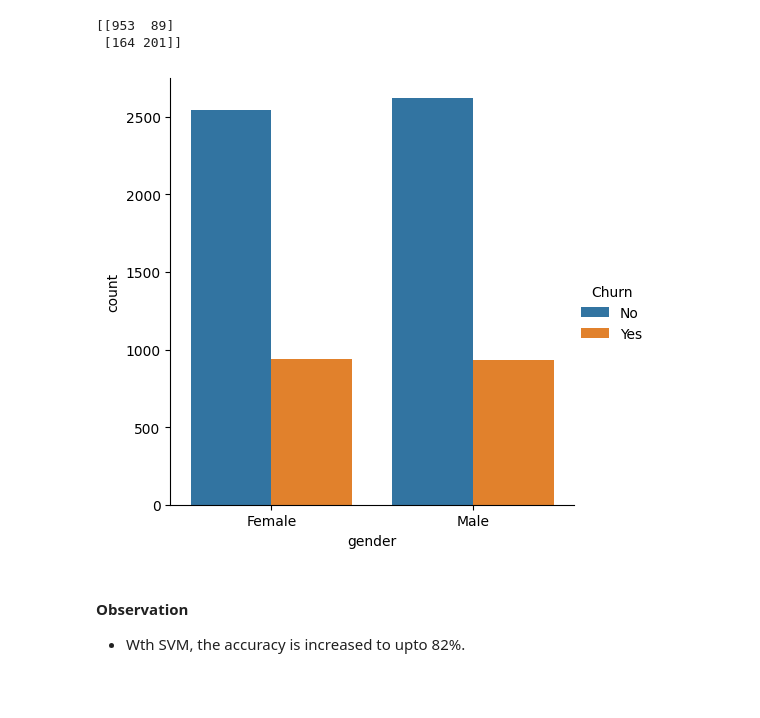
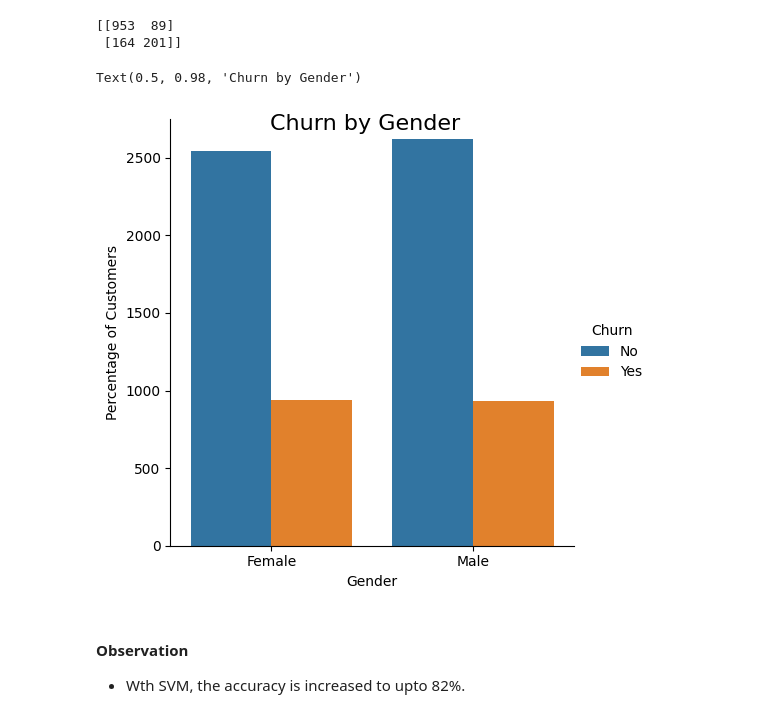
Before and after one commit to Kotadiyahenil/DS-Project-1, a Jupyter notebook: Telecom-Customer-Churn-Prediction-Supervised-Learning-End-To-End.ipynb, the cells around one changed output. Cells and saved outputs as stored; diff of their text form; code cells hidden in the pictures; blank space fills up the shorter version.

```diff
--- a/Telecom-Customer-Churn-Prediction-Supervised-Learning-End-To-End.ipynb
+++ b/Telecom-Customer-Churn-Prediction-Supervised-Learning-End-To-End.ipynb
@@ -799,10 +910,21 @@ print(confusion_matrix(y_test,preds))
 [[953  89]
  [164 201]]
 # %%
-ax1 = sns.catplot(x="gender", kind="count", hue="Churn", data=telecom_cust,
-                  estimator=lambda x: sum(x==0)*100.0/len(x))
+# Creating a categorical plot to visualize counts of churn by gender
+ax1 = sns.catplot(
+    x="gender",               # x-axis variable
+    kind="count",             # type of plot (count plot)
+    hue="Churn",              # variable used for coloring (Churn Yes/No)
+    data=telecom_cust,       # the dataset being used
+    estimator=lambda x: sum(x==0) * 100.0 / len(x)  # Custom estimator for percentage
+)
+
+# Additional customization can be added to enhance the plot (optional)
+ax1.set_axis_labels('Gender', 'Percentage of Customers')  # Labeling axes
+ax1.fig.suptitle('Churn by Gender', fontsize=16)         # Adding a title
 # %% [output]
+Text(0.5, 0.98, 'Churn by Gender')
-[figure, old version]
+[figure, new version]
 # %% [markdown]
 #### Observation
 - Wth SVM, the accuracy is increased to upto 82%.
```
Also changed, not shown: parts of 16 cells of this notebook, 3 other files.
